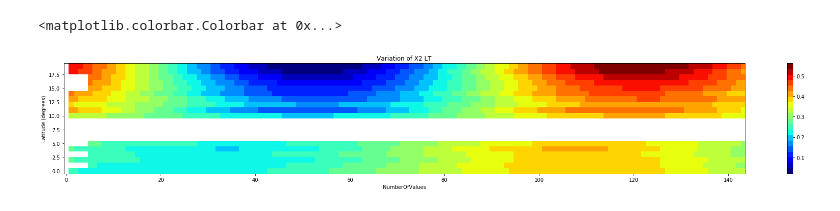
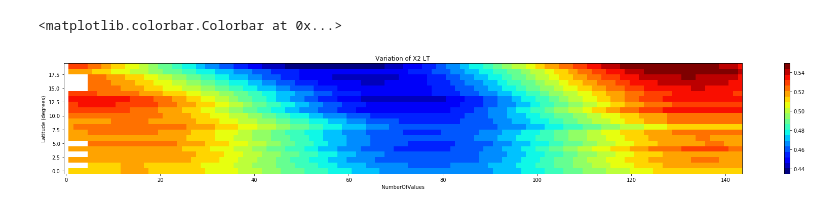
Before and after one commit to Pierre-LaurentC/IonosphericSignalRecontruction, a Jupyter notebook: Training_dataset_generator.ipynb, the cells around one changed output. Drawn from its saved outputs; the diff is of its cells as text; code cells hidden in the pictures.

Commit message:
First working windows version

```diff
--- a/Training_dataset_generator.ipynb
+++ b/Training_dataset_generator.ipynb
@@ -74,6 +75,8 @@ maxValueinDataset=0
 minValueinDataset=0
 # %%
 ReconstructedArray = np.array([])
+# %%
+trainingDatasetPathWindows = "D:/IRAP/Training_Dataset"
 # %%
 def GenerateTrainingSet():
     global year
@@ -499,15 +518,15 @@ def PolynomialRegression(degree=2, **kwargs):
     return make_pipeline(PolynomialFeatures(degree), LinearRegression(**kwargs))
 # %%
 fig= plt.figure(figsize=(30,4))
-imageIndex=1
-matrixToPlot = np.load("../TrainingDataset/x_train/indicatorVariationArrayLocalTime{}.npy".format(imageIndex))
+imageIndex=2
+matrixToPlot = np.load("{}/x_train/indicatorVariationArrayLocalTime{}.npy".format(trainingDatasetPathWindows,imageIndex))
 # matrixToPlot = np.load("../TrainingDataset/x_train_lines/indicatorVariationArrayLocalTime{}.npy".format(imageIndex))
-print matrixToPlot
+# print matrixToPlot
 plt.imshow(matrixToPlot, origin='lower', cmap=plt.get_cmap('jet', 20) , aspect='auto')
 plt.title("Variation of X2 LT")
 plt.xlabel("NumberOfValues")
 plt.ylabel("Latitude (degrees)")
 plt.colorbar()
 # %% [output]
 <matplotlib.colorbar.Colorbar at 0x...>
-[figure, old version]
+[figure, new version]
```
Also changed, not shown: parts of 14 cells of this notebook.
